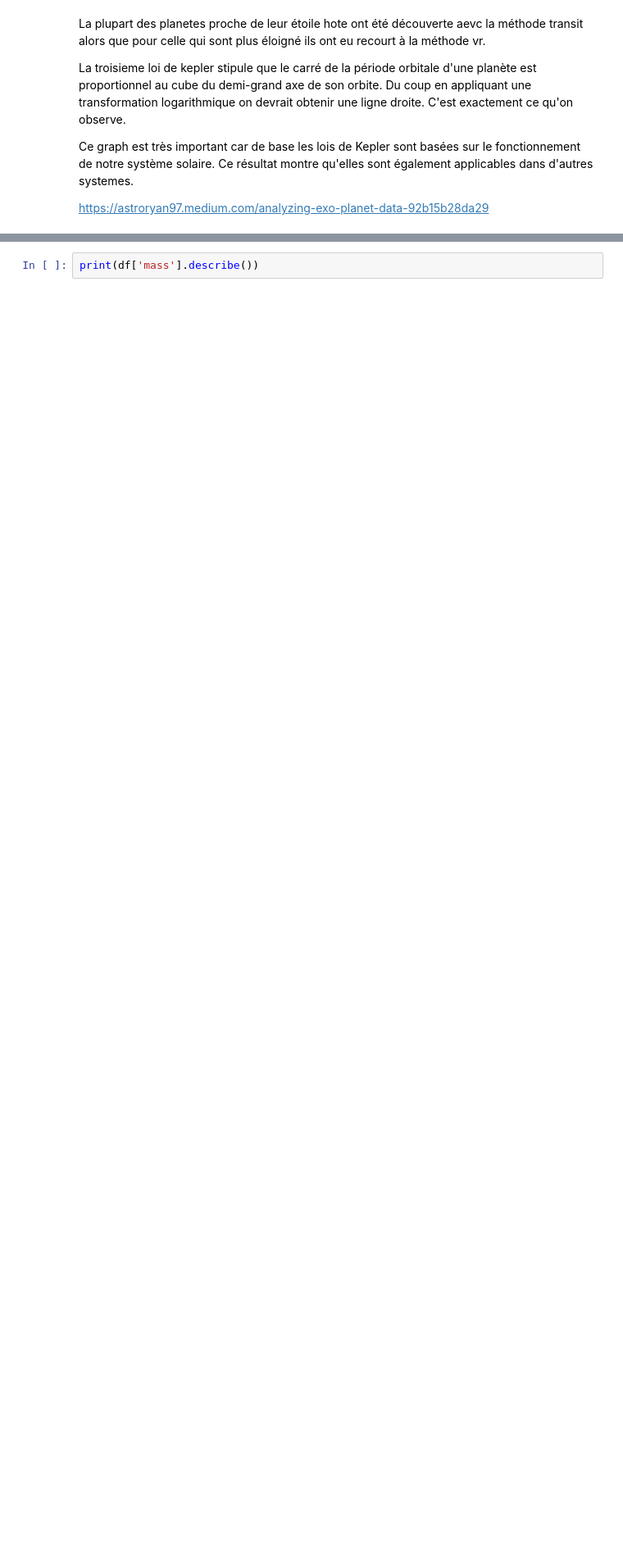
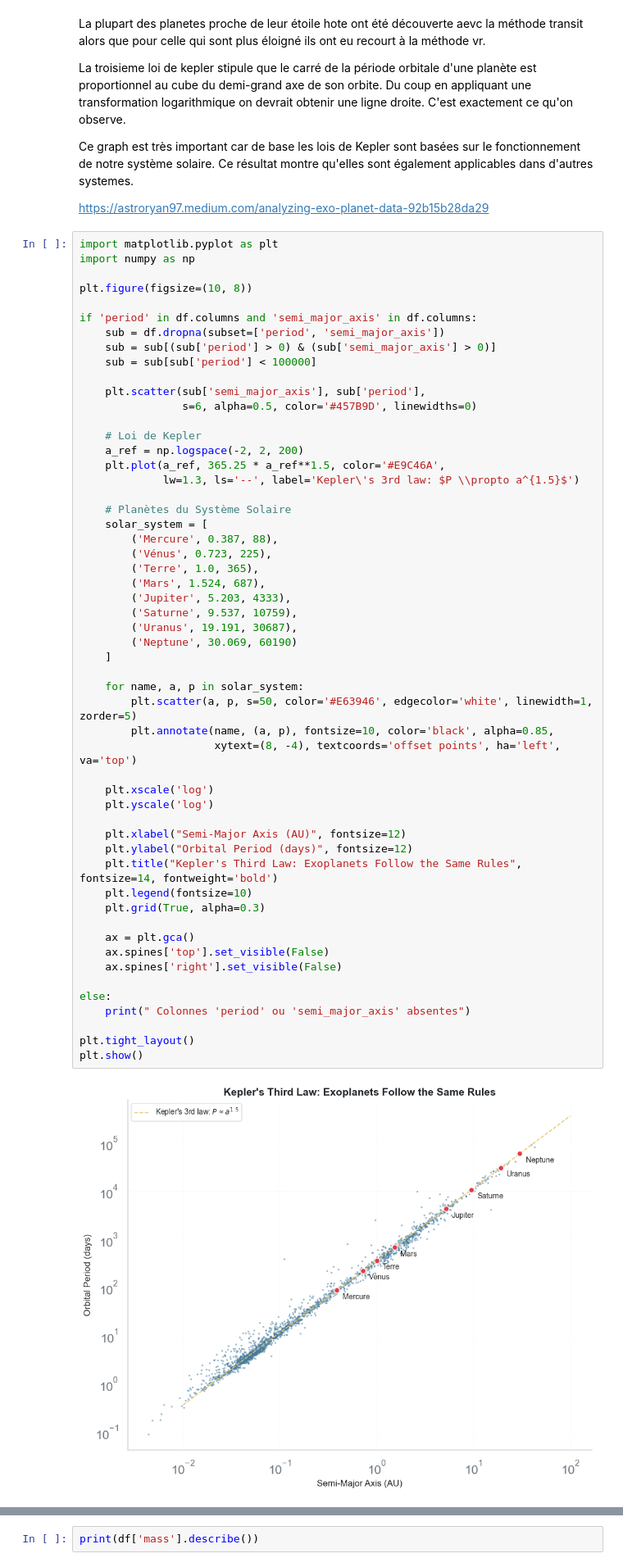
Before and after one commit to Ndoumbe48/Projet-Datastorytelling-open_exoplanet_catalogue, a Jupyter notebook: exploration_visuelle.ipynb, the cells around one changed output, grey strips where cells are left out. Shown at 82% size. Saved outputs shown, nothing was run; the diff lists cells and outputs as text; blank space fills up the shorter version.

```diff
--- a/Analyse exploratoire.ipynb
+++ b/exploration_visuelle.ipynb
@@ -372,3 +388,59 @@ La troisieme loi de kepler stipule que le carré de la période orbitale d'une p
 Ce graph est très important car de base les lois de Kepler sont basées sur le fonctionnement de notre système solaire. Ce résultat montre qu'elles sont également applicables dans d'autres systemes.
 
 https://astroryan97.medium.com/analyzing-exo-planet-data-92b15b28da29
+# %%
+import matplotlib.pyplot as plt
+import numpy as np
+
+plt.figure(figsize=(10, 8))
+
+if 'period' in df.columns and 'semi_major_axis' in df.columns:
+    sub = df.dropna(subset=['period', 'semi_major_axis'])
+    sub = sub[(sub['period'] > 0) & (sub['semi_major_axis'] > 0)]
+    sub = sub[sub['period'] < 100000]
+
+    plt.scatter(sub['semi_major_axis'], sub['period'],
+                s=6, alpha=0.5, color='#457B9D', linewidths=0)
+
+    # Loi de Kepler
+    a_ref = np.logspace(-2, 2, 200)
+    plt.plot(a_ref, 365.25 * a_ref**1.5, color='#E9C46A',
+             lw=1.3, ls='--', label='Kepler\'s 3rd law: $P \\propto a^{1.5}$')
+
+    # Planètes du Système Solaire
+    solar_system = [
+        ('Mercure', 0.387, 88),
+        ('Vénus', 0.723, 225),
+        ('Terre', 1.0, 365),
+        ('Mars', 1.524, 687),
+        ('Jupiter', 5.203, 4333),
+        ('Saturne', 9.537, 10759),
+        ('Uranus', 19.191, 30687),
+        ('Neptune', 30.069, 60190)
+    ]
+
+    for name, a, p in solar_system:
+        plt.scatter(a, p, s=50, color='#E63946', edgecolor='white', linewidth=1, zorder=5)
+        plt.annotate(name, (a, p), fontsize=10, color='black', alpha=0.85,
+                     xytext=(8, -4), textcoords='offset points', ha='left', va='top')
+
+    plt.xscale('log')
+    plt.yscale('log')
+
+    plt.xlabel("Semi-Major Axis (AU)", fontsize=12)
+    plt.ylabel("Orbital Period (days)", fontsize=12)
+    plt.title("Kepler's Third Law: Exoplanets Follow the Same Rules", fontsize=14, fontweight='bold')
+    plt.legend(fontsize=10)
+    plt.grid(True, alpha=0.3)
+
+    ax = plt.gca()
+    ax.spines['top'].set_visible(False)
+    ax.spines['right'].set_visible(False)
+
+else:
+    print(" Colonnes 'period' ou 'semi_major_axis' absentes")
+
+plt.tight_layout()
+plt.show()
+# %% [output]
+[figure, added]
```
Also changed, not shown: parts of 15 cells of this notebook, 2 other files.
